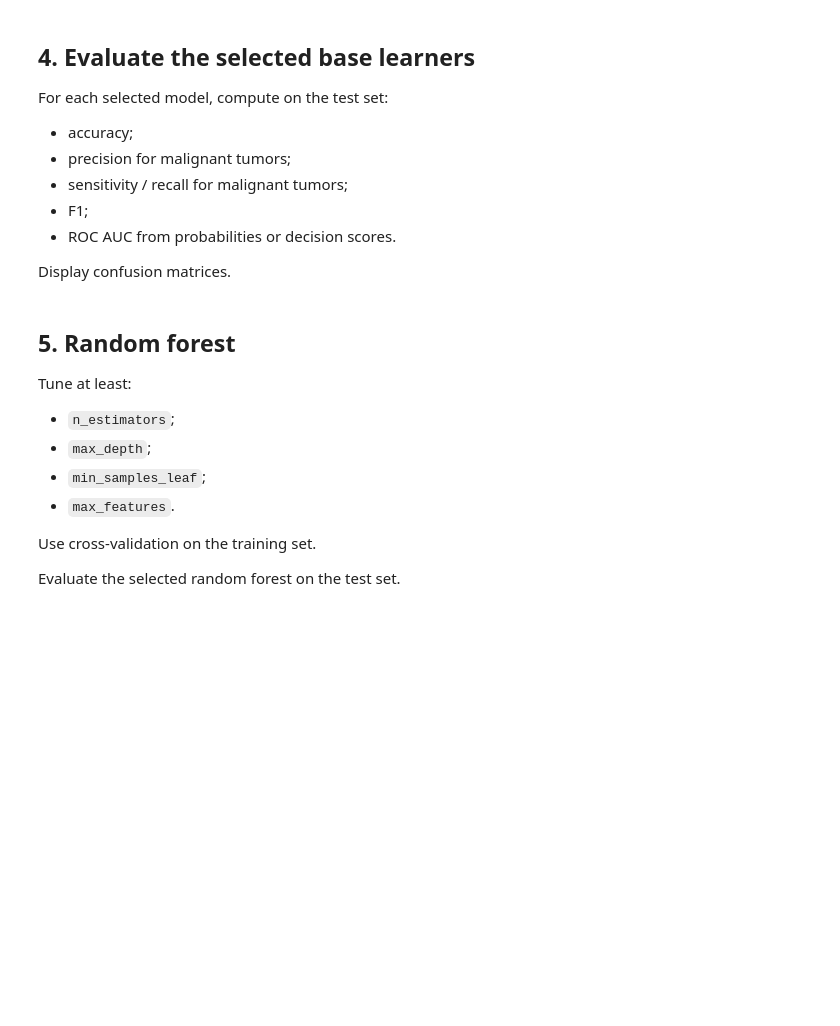
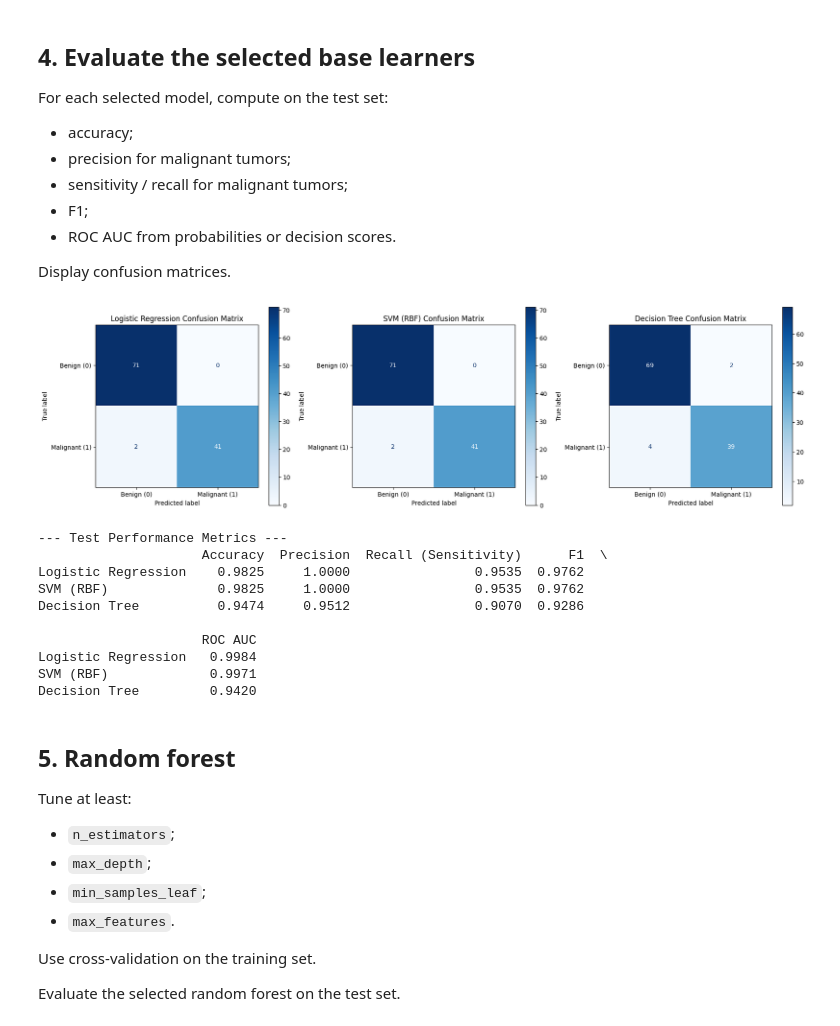
Before and after one commit to silakchhum/inf-gram, a Jupyter notebook: 4_ensemble_learning/practical.ipynb, the cells around one changed output. Cells and saved outputs as stored; diff of their text form; code cells hidden in the pictures; blank space fills up the shorter version.

```diff
--- a/4_ensemble_learning/practical.ipynb
+++ b/4_ensemble_learning/practical.ipynb
@@ -78,4 +118,17 @@ Create an 80/20 stratified split.
 
 Report the malignant proportion in train and test sets.
 # %%
-# Your code here
+# Create 80/20 stratified train/test split
+X_train, X_test, y_train, y_test = train_test_split(
+    X, y, test_size=0.20, random_state=SEED
+)
+
+# Calculate proportionsz
+train_prop = np.mean(y_train)
+test_prop = np.mean(y_test)
+
+# Report the malignant propotion
+print(f"Training set shape: {X_train.shape}")
+print(f"Testing set shape: {X_test.shape}")
+print(f"Malignant proportion in Training set: {train_prop:.4f} ({np.sum(y_train)} / {len(y_train)})")
+print(f"Malignant proportion in Testing set:  {test_prop:.4f} ({np.sum(y_test)} / {len(y_test)})")
@@ -107,7 +205,70 @@ For each selected model, compute on the test set:
 
 Display confusion matrices.
 # %%
-# Your code here
+# Store the best estimators
+best_lr = lr_cv.best_estimator_
+best_svm = svm_cv.best_estimator_
+best_dt = dt_cv.best_estimator_
+
+# Define models
+models = {
+    'Logistic Regression': best_lr,
+    'SVM (RBF)': best_svm,
+    'Decision Tree': best_dt
+}
+
+results = {}
+
+# Set up plot for confusion matrices
+fig, axes = plt.subplots(1, 3, figsize=(18, 5))
+
+for idx, (name, model) in enumerate(models.items()):
+    # Predictions
+    y_pred = model.predict(X_test)
+
+    # Probability scores for ROC AUC
+    if hasattr(model, "predict_proba"):
+        y_proba = model.predict_proba(X_test)[:, 1]  # Probability of positive class
+    else:
+        y_proba = model.decision_function(X_test)
+
+    # Metrics
+    results[name] = {
+        'Accuracy': accuracy_score(y_test, y_pred),
+        'Precision': precision_score(y_test, y_pred),
+        'Recall (Sensitivity)': recall_score(y_test, y_pred),
+        'F1': f1_score(y_test, y_pred),
+        'ROC AUC': roc_auc_score(y_test, y_proba)
+    }
+
+    # Plot confusion matrix
+    ConfusionMatrixDisplay.from_estimator(
+        model, X_test, y_test,
+        display_labels=['Benign (0)', 'Malignant (1)'],
+        ax=axes[idx],
+        cmap=plt.cm.Blues
+    )
+    axes[idx].set_title(f"{name} Confusion Matrix")
+
+plt.tight_layout()
+plt.show()
+
+# Display metrics table
+df_results = pd.DataFrame(results).T
+print("--- Test Performance Metrics ---")
+print(df_results.round(4))
+# %% [output]
+[figure, added]
+--- Test Performance Metrics ---
+                     Accuracy  Precision  Recall (Sensitivity)      F1  \
+Logistic Regression    0.9825     1.0000                0.9535  0.9762
+SVM (RBF)              0.9825     1.0000                0.9535  0.9762
+Decision Tree          0.9474     0.9512                0.9070  0.9286
+
+                     ROC AUC
+Logistic Regression   0.9984
+SVM (RBF)             0.9971
+Decision Tree         0.9420
 # %% [markdown]
 ## 5. Random forest
 
```
Also changed, not shown: parts of 9 cells of this notebook.
